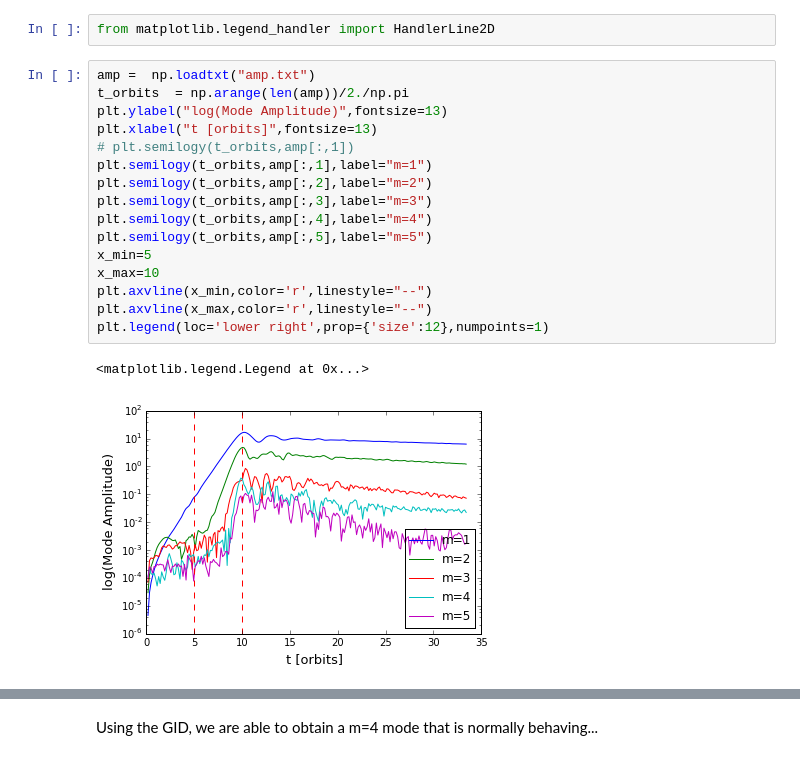
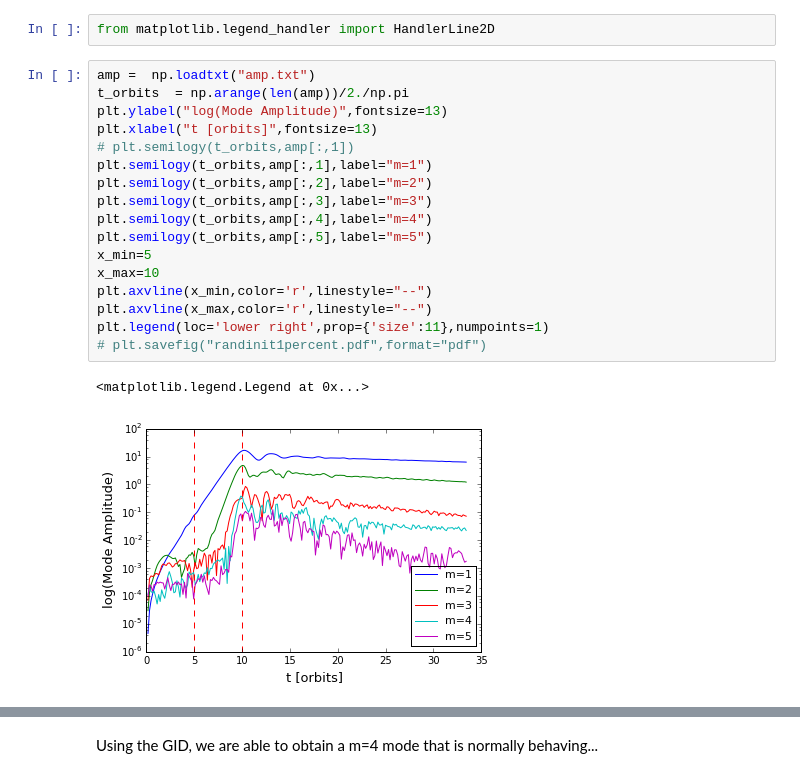
Before and after one commit to dorisjlee/usrp, a Jupyter notebook: notes/Week4/Fourier Analysis on Mode Growth_3.ipynb, the cells around one changed output, grey strips where cells are left out. Drawn from its saved outputs; the diff is of its cells as text.

```diff
--- a/notes/Week4/Fourier Analysis on Mode Growth_3.ipynb
+++ b/notes/Week4/Fourier Analysis on Mode Growth_3.ipynb
@@ -98,19 +98,20 @@ from matplotlib.legend_handler import HandlerLine2D
 # %%
 amp =  np.loadtxt("amp.txt")
 t_orbits  = np.arange(len(amp))/2./np.pi
 plt.ylabel("log(Mode Amplitude)",fontsize=13)
 plt.xlabel("t [orbits]",fontsize=13)
 # plt.semilogy(t_orbits,amp[:,1])
 plt.semilogy(t_orbits,amp[:,1],label="m=1")
 plt.semilogy(t_orbits,amp[:,2],label="m=2")
 plt.semilogy(t_orbits,amp[:,3],label="m=3")
 plt.semilogy(t_orbits,amp[:,4],label="m=4")
 plt.semilogy(t_orbits,amp[:,5],label="m=5")
 x_min=5
 x_max=10
 plt.axvline(x_min,color='r',linestyle="--")
 plt.axvline(x_max,color='r',linestyle="--")
-plt.legend(loc='lower right',prop={'size':12},numpoints=1)
+plt.legend(loc='lower right',prop={'size':11},numpoints=1)
+# plt.savefig("randinit1percent.pdf",format="pdf")
 # %% [output]
 <matplotlib.legend.Legend at 0x...>
-[figure, old version]
+[figure, new version]
```
Also changed, not shown: parts of 1 cell of this notebook, 2 other files.
